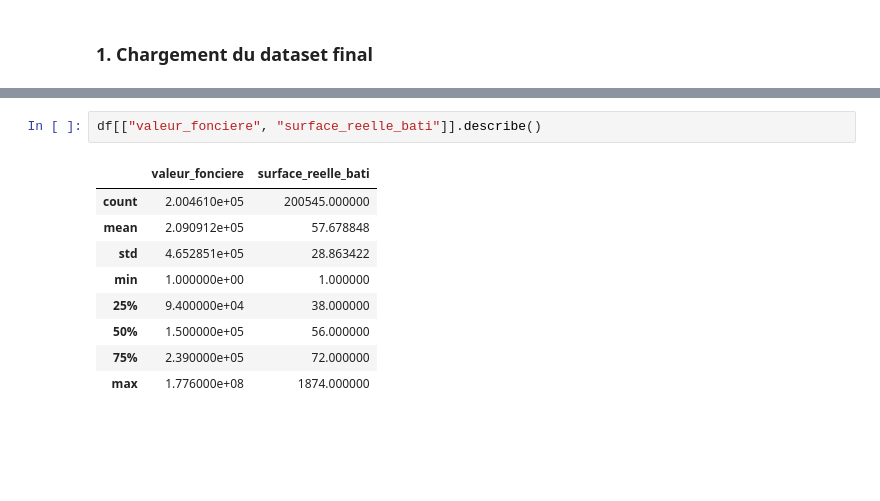
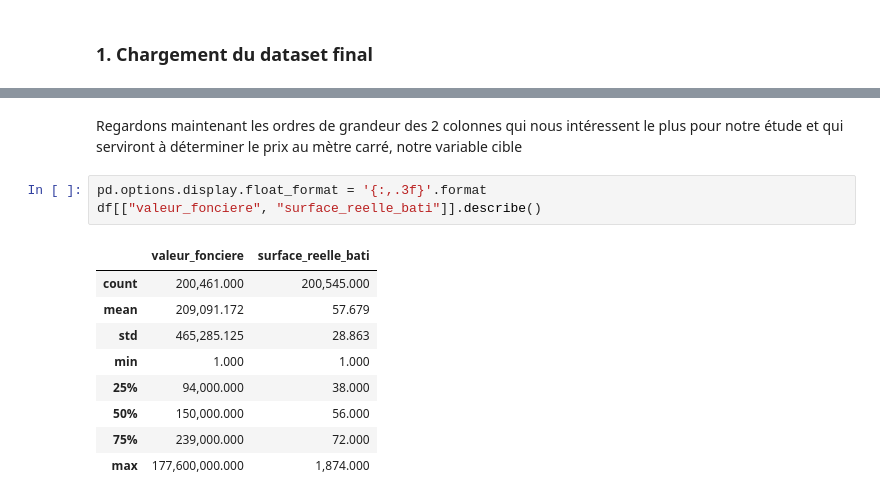
Before and after one commit to standemdem/compagnon-immobilier, a Jupyter notebook: notebooks/06_EDA_finale_appartements.ipynb, the cells around one changed output, grey strips where cells are left out. Cells and saved outputs as stored; diff of their text form; blank space fills up the shorter version.

```diff
--- a/notebooks/06_EDA_finale_appartements.ipynb
+++ b/notebooks/06_EDA_finale_appartements.ipynb
@@ -101,12 +107,15 @@ df.columns.tolist()
+# %% [markdown]
+Regardons maintenant les ordres de grandeur des 2 colonnes qui nous intéressent le plus pour notre étude et qui serviront à déterminer le prix au mètre carré, notre variable cible
 # %%
+pd.options.display.float_format = '{:,.3f}'.format
 df[["valeur_fonciere", "surface_reelle_bati"]].describe()
 # %% [output]
 |  | valeur_fonciere | surface_reelle_bati |
-| count | 2.004610e+05 | 200545.000000 |
-| mean | 2.090912e+05 | 57.678848 |
-| std | 4.652851e+05 | 28.863422 |
-| min | 1.000000e+00 | 1.000000 |
-| 25% | 9.400000e+04 | 38.000000 |
-| 50% | 1.500000e+05 | 56.000000 |
-| 75% | 2.390000e+05 | 72.000000 |
-| max | 1.776000e+08 | 1874.000000 |
+| count | 200,461.000 | 200,545.000 |
+| mean | 209,091.172 | 57.679 |
+| std | 465,285.125 | 28.863 |
+| min | 1.000 | 1.000 |
+| 25% | 94,000.000 | 38.000 |
+| 50% | 150,000.000 | 56.000 |
+| 75% | 239,000.000 | 72.000 |
+| max | 177,600,000.000 | 1,874.000 |
```
Also changed, not shown: parts of 21 cells of this notebook.
